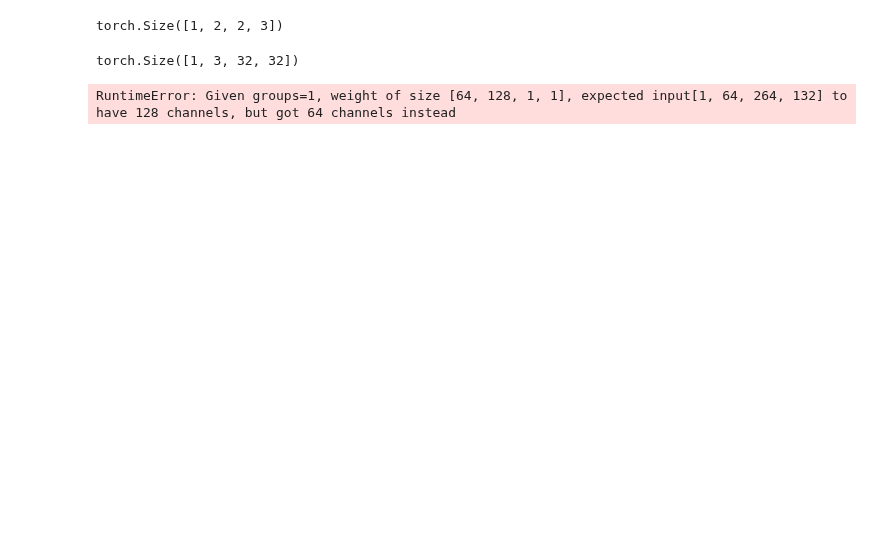
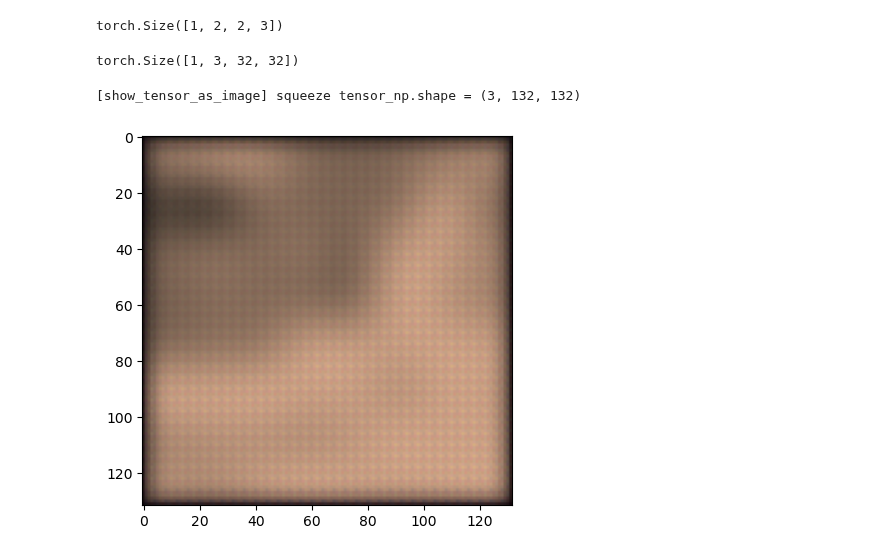
Before and after one commit to velozo27/TCC-Pedro-Velozo-ENG1132, a Jupyter notebook: DBPN.ipynb, the cells around one changed output. Saved outputs shown, nothing was run; the diff lists cells and outputs as text; code cells hidden in the pictures; blank space fills up the shorter version.

Commit message:
add DBPN.py and .ipynb and some changes to custom_image_dataset_ and image_helper.py

```diff
--- a/DBPN.ipynb
+++ b/DBPN.ipynb
@@ -150,11 +104,13 @@ torch.Size([1, 3, 32, 32])
 # %%
 abc = DBPN()
 
 image_helper = ImageHelper()
 image_helper.apply_model_to_image_and_show(
     model=model,
     image=f"datasets/Set5_train/patches/baby_patch/patch_0.png",
-    downsample_factor=4
+    downsample_factor=4,
+    unsqueeze=True
 )
 # %% [output]
-RuntimeError: Given groups=1, weight of size [64, 128, 1, 1], expected input[1, 64, 264, 132] to have 128 channels, but got 64 channels instead
+[show_tensor_as_image] squeeze tensor_np.shape = (3, 132, 132)
+[figure, added]
```
Also changed, not shown: parts of 8 cells of this notebook, 4 other files.
